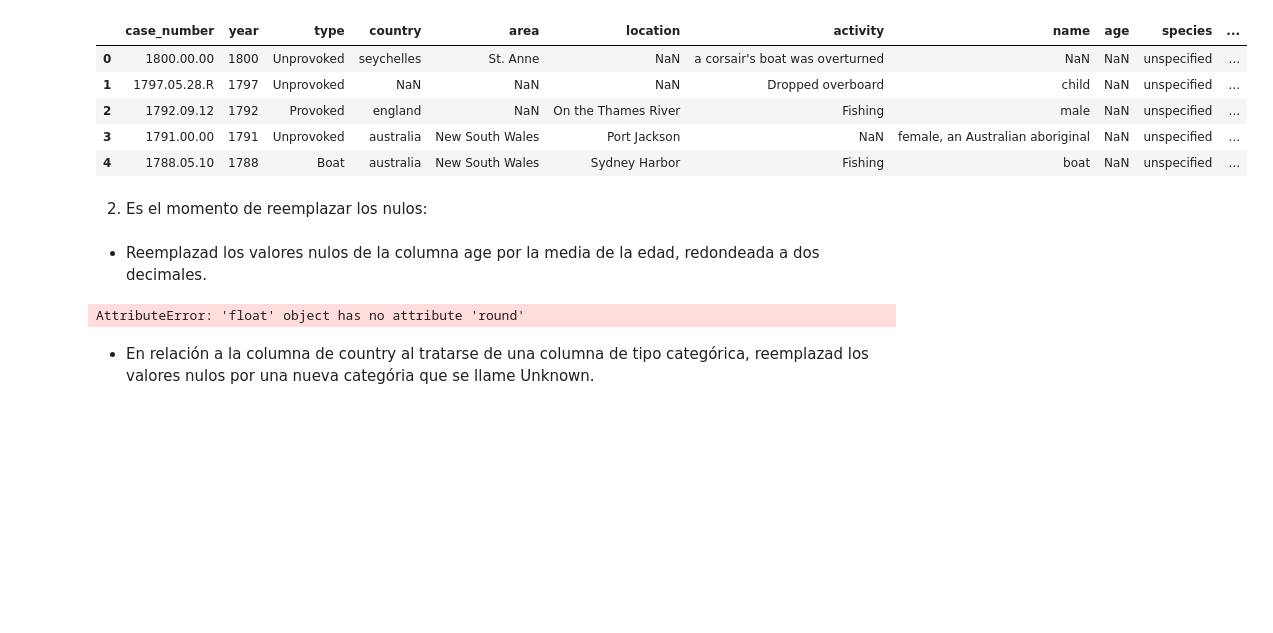
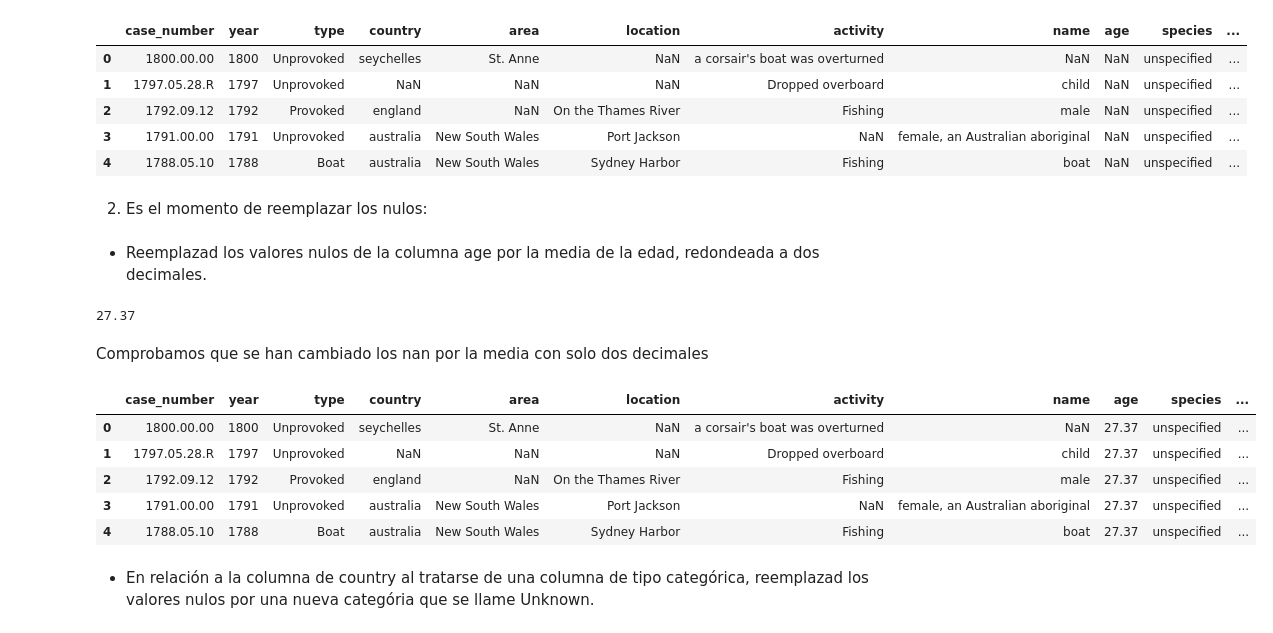
Before and after one commit to Adalab/DA-promo-A-module-2-pairprog-2-pair-3-Alicia-Laura, a Jupyter notebook: Limpieza/pair_limpieza_4.ipynb, the cells around one changed output. Cells and saved outputs as stored; diff of their text form; code cells hidden in the pictures; blank space fills up the shorter version.

```diff
--- a/Limpieza/pair_limpieza_4.ipynb
+++ b/Limpieza/pair_limpieza_4.ipynb
@@ -81,6 +81,8 @@ df.head()
 # %% [markdown]
 - Reemplazad los valores nulos de la columna age por la media de la edad, redondeada a dos decimales.
 # %%
-media_age = df['age'].mean().round(2)
+media_age = df['age'].mean()
+media_age = np.round(media_age,2)
+media_age
 # %% [output]
-AttributeError: 'float' object has no attribute 'round'
+27.37
@@ -89,3 +91,14 @@ df['age'].fillna(df['age'].mean.round(2), inplace = True)
+# %% [markdown]
+Comprobamos que se han cambiado los nan por la media con solo dos decimales
+# %%
+df.head()
+# %% [output]
+|  | case_number | year | type | country | area | location | activity | name | age | species | ... |
+| 0 | 1800.00.00 | 1800 | Unprovoked | seychelles | St. Anne | NaN | a corsair's boat was overturned | NaN | 27.37 | unspecified | ... |
+| 1 | 1797.05.28.R | 1797 | Unprovoked | NaN | NaN | NaN | Dropped overboard | child | 27.37 | unspecified | ... |
+| 2 | 1792.09.12 | 1792 | Provoked | england | NaN | On the Thames River | Fishing | male | 27.37 | unspecified | ... |
+| 3 | 1791.00.00 | 1791 | Unprovoked | australia | New South Wales | Port Jackson | NaN | female, an Australian aboriginal | 27.37 | unspecified | ... |
+| 4 | 1788.05.10 | 1788 | Boat | australia | New South Wales | Sydney Harbor | Fishing | boat | 27.37 | unspecified | ... |
 # %% [markdown]
 - En relación a la columna de country al tratarse de una columna de tipo categórica, reemplazad los valores nulos por una nueva categória que se llame Unknown.
 # %%
```
Also changed, not shown: parts of 4 cells of this notebook, 8 other files.
